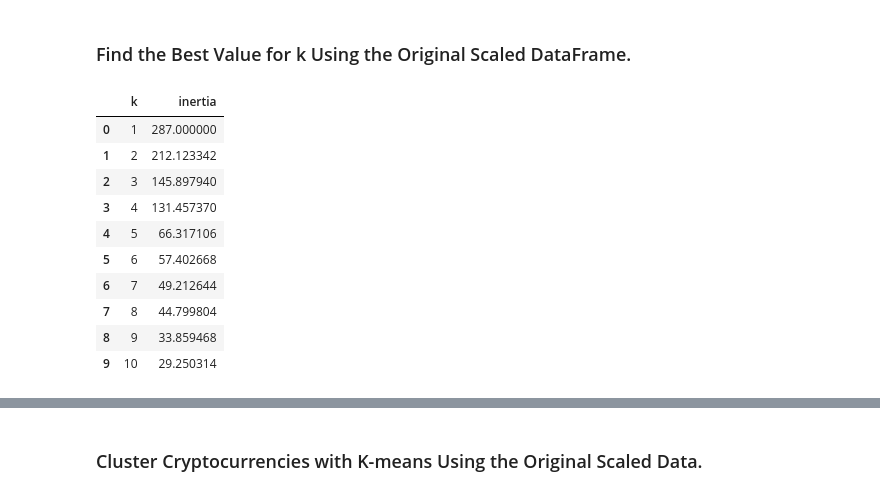
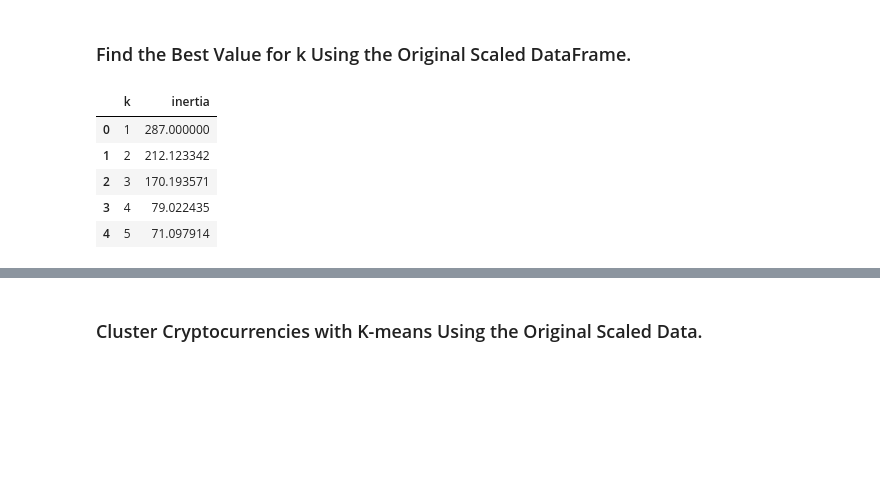
Before and after one commit to Cyberwolf7583/CryptoClustering, a Jupyter notebook: Starter_Code/Crypto_Clustering.ipynb, the cells around one changed output, grey strips where cells are left out. Cells and saved outputs as stored; diff of their text form; code cells hidden in the pictures; blank space fills up the shorter version.

```diff
--- a/Starter_Code/Crypto_Clustering.ipynb
+++ b/Starter_Code/Crypto_Clustering.ipynb
@@ -44,14 +51,15 @@ scaler = StandardScaler()
 scaled_data = scaler.fit_transform(market_data_df)
 # %%
 # Create a DataFrame with the scaled data
-
+scaled_data_df = pd.DataFrame(scaled_data, index=market_data_df.index, columns=market_data_df.columns)
 
 # Copy the crypto names from the original data
-
+scaled_data_df['crypto_name'] = market_data_df.index
 
 # Set the coinid column as index
-
+scaled_data_df = scaled_data_df.set_index('crypto_name')
 
 # Display sample data
+scaled_data_df.head(10)
 # %% [output]
 |  | price_change_percentage_24h | price_change_percentage_7d | price_change_percentage_14d | price_change_percentage_30d | ... |
@@ -65,38 +78,38 @@ scaled_data = scaler.fit_transform(market_data_df)
 ### Find the Best Value for k Using the Original Scaled DataFrame.
 # %%
 # Create a list with the number of k-values to try
-# Use a range from 1 to 11
+k_values = list(range(1, 12))
+# Create an empty list to store the inertia values
+inertia_values = []
+# Create a for loop to compute the inertia with each possible value of k
+for k in k_values:
+    # 1. Create a KMeans model using the loop counter for the n_clusters
+    kmeans = KMeans(n_clusters=k, random_state=42)
 
+    # 2. Fit the model to the data using the scaled DataFrame
+    kmeans.fit(scaled_data_df)
 
-# Create an empty list to store the inertia values
-
-
-# Create a for loop to compute the inertia with each possible value of k
-# Inside the loop:
-# 1. Create a KMeans model using the loop counter for the n_clusters
-# 2. Fit the model to the data using the scaled DataFrame
-# 3. Append the model.inertia_ to the inertia list
-
+    # 3. Append the model.inertia_ to the inertia list
+    inertia_values.append(kmeans.inertia_)
 
 # Create a dictionary with the data to plot the Elbow curve
-
+elbow_data = {
+    'k': k_values,
+    'inertia': inertia_values
+}
 
 # Create a DataFrame with the data to plot the Elbow curve
-
+elbow_df = pd.DataFrame(elbow_data)
 
 # Display the DataFrame
+elbow_df.head()
 # %% [output]
 |  | k | inertia |
 | 0 | 1 | 287.000000 |
 | 1 | 2 | 212.123342 |
-| 2 | 3 | 145.897940 |
-| 3 | 4 | 131.457370 |
-| 4 | 5 | 66.317106 |
-| 5 | 6 | 57.402668 |
-| 6 | 7 | 49.212644 |
-| 7 | 8 | 44.799804 |
-| 8 | 9 | 33.859468 |
-| 9 | 10 | 29.250314 |
+| 2 | 3 | 170.193571 |
+| 3 | 4 | 79.022435 |
+| 4 | 5 | 71.097914 |
 # %%
 # Plot a line chart with all the inertia values computed with
 # the different values of k to visually identify the optimal value for k.
```
Also changed, not shown: parts of 26 cells of this notebook, 1 other file.
